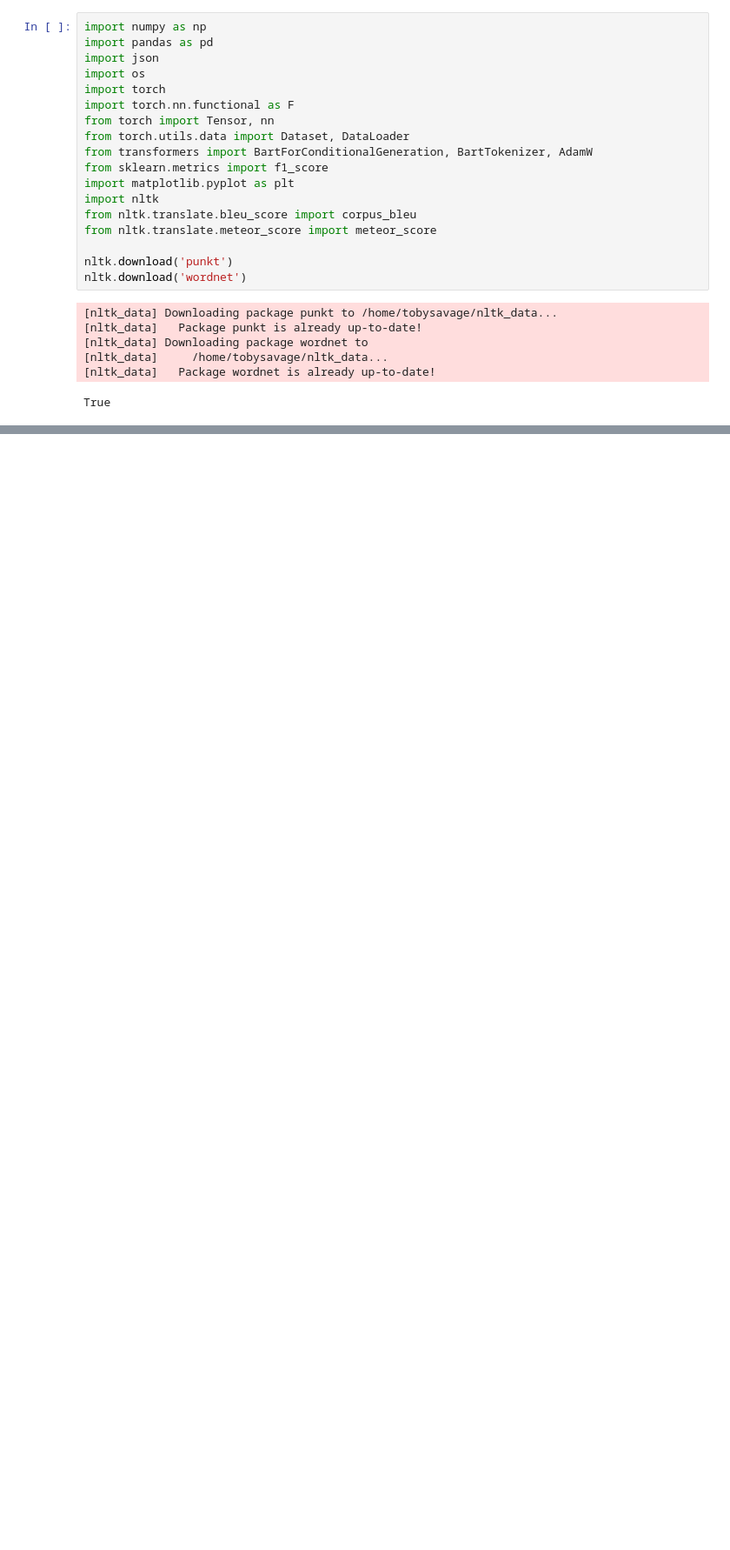
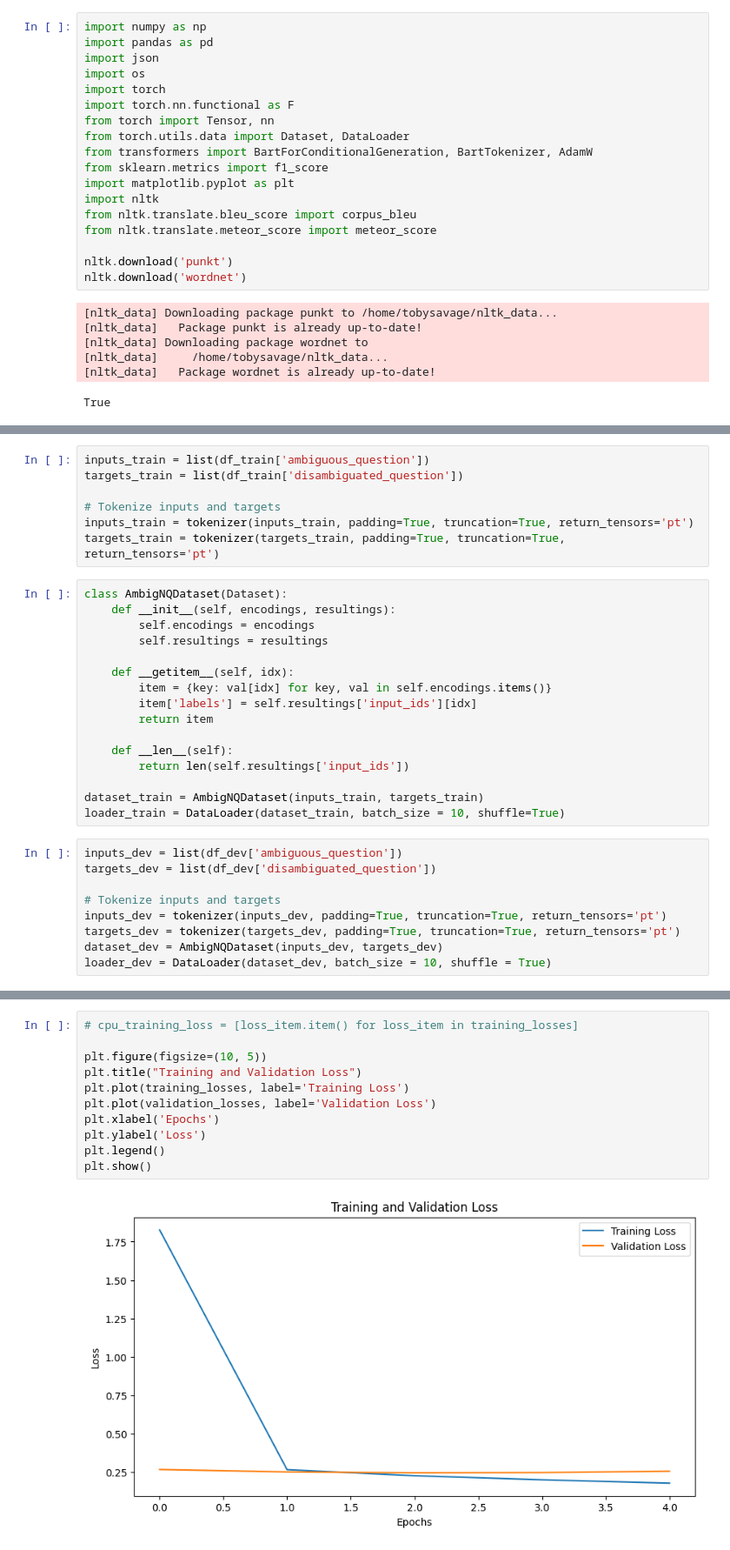
Before and after one commit to tmsavage/LGEN_Ambiguous_Queries, a Jupyter notebook: models/BART_LARGE_FineTune.ipynb, the cells around one changed output, grey strips where cells are left out. Shown at 87% size. Saved outputs shown, nothing was run; the diff lists cells and outputs as text; blank space fills up the shorter version.

```diff
--- a/models/BART_LARGE_FineTune.ipynb
+++ b/models/BART_LARGE_FineTune.ipynb
@@ -35,0 +114,32 @@ for filename in os.listdir(directory):
+# %%
+inputs_train = list(df_train['ambiguous_question'])
+targets_train = list(df_train['disambiguated_question'])
+
+# Tokenize inputs and targets
+inputs_train = tokenizer(inputs_train, padding=True, truncation=True, return_tensors='pt')
+targets_train = tokenizer(targets_train, padding=True, truncation=True, return_tensors='pt')
+# %%
+class AmbigNQDataset(Dataset):
+    def __init__(self, encodings, resultings):
+        self.encodings = encodings
+        self.resultings = resultings
+
+    def __getitem__(self, idx):
+        item = {key: val[idx] for key, val in self.encodings.items()}
+        item['labels'] = self.resultings['input_ids'][idx]
+        return item
+
+    def __len__(self):
+        return len(self.resultings['input_ids'])
+
+dataset_train = AmbigNQDataset(inputs_train, targets_train)
+loader_train = DataLoader(dataset_train, batch_size = 10, shuffle=True)
+# %%
+inputs_dev = list(df_dev['ambiguous_question'])
+targets_dev = list(df_dev['disambiguated_question'])
+
+# Tokenize inputs and targets
+inputs_dev = tokenizer(inputs_dev, padding=True, truncation=True, return_tensors='pt')
+targets_dev = tokenizer(targets_dev, padding=True, truncation=True, return_tensors='pt')
+dataset_dev = AmbigNQDataset(inputs_dev, targets_dev)
+loader_dev = DataLoader(dataset_dev, batch_size = 10, shuffle = True)
@@ -35,0 +242,13 @@ for filename in os.listdir(directory):
+# %%
+# cpu_training_loss = [loss_item.item() for loss_item in training_losses]
+
+plt.figure(figsize=(10, 5))
+plt.title("Training and Validation Loss")
+plt.plot(training_losses, label='Training Loss')
+plt.plot(validation_losses, label='Validation Loss')
+plt.xlabel('Epochs')
+plt.ylabel('Loss')
+plt.legend()
+plt.show()
+# %% [output]
+[figure, added]
```
Also changed, not shown: parts of 17 cells of this notebook, 2 other files.
